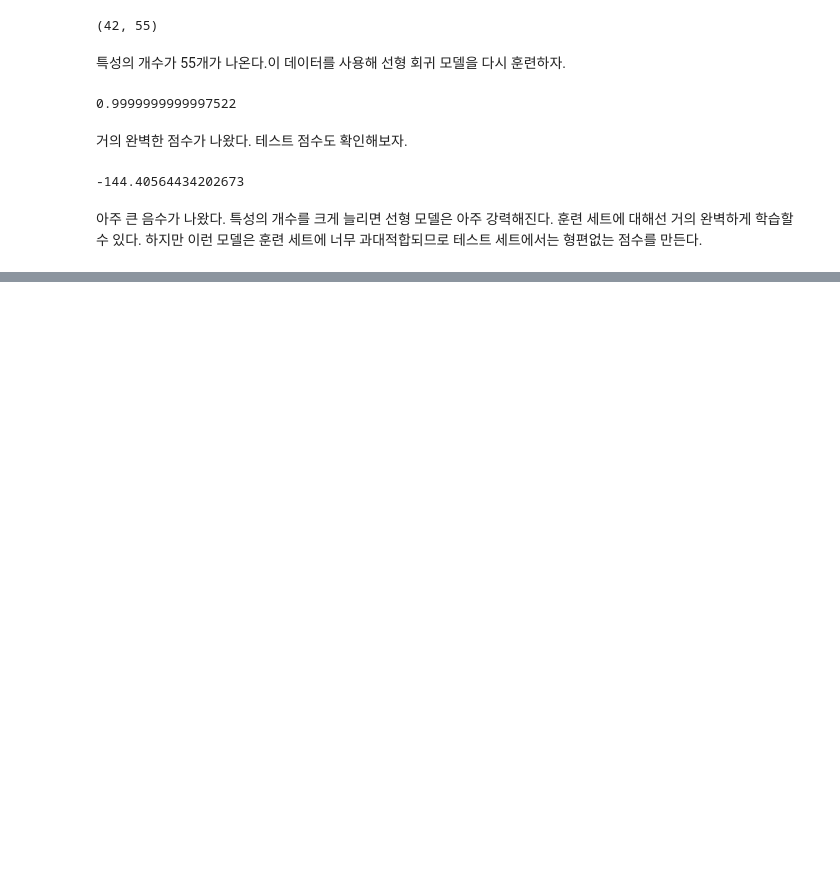
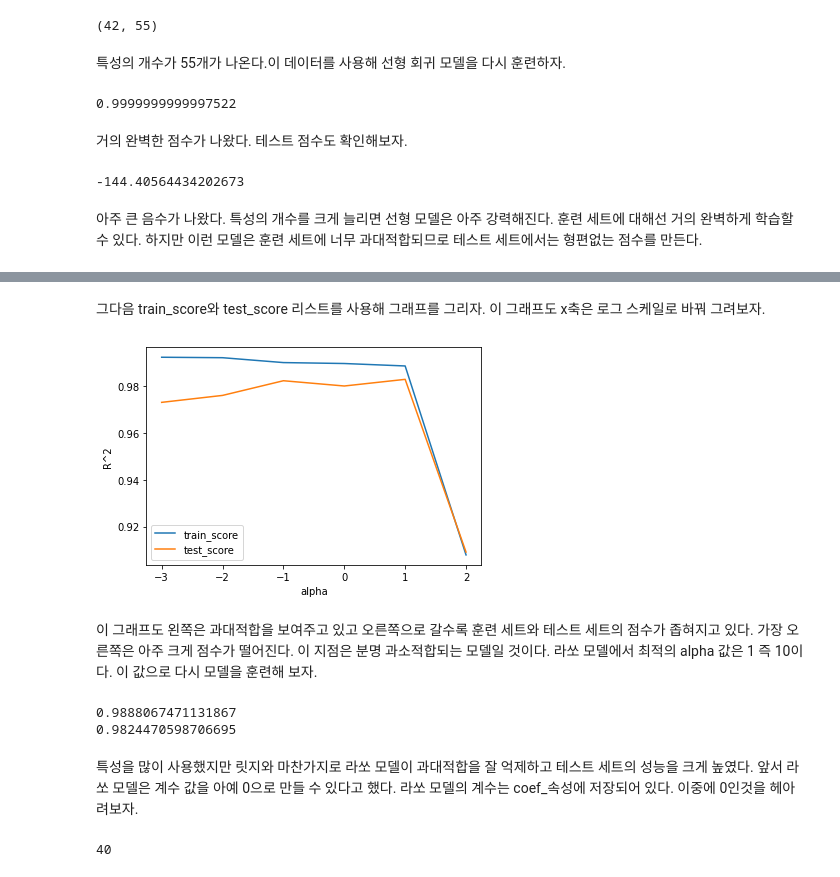
Before and after one commit to jaeyoon89/machinlearnig_deeplearning_study, a Jupyter notebook: mldl_ch3-3_regression.ipynb, the cells around one changed output, grey strips where cells are left out. Drawn from its saved outputs; the diff is of its cells as text; code cells hidden in the pictures; blank space fills up the shorter version.

```diff
--- a/mldl_ch3-3_regression.ipynb
+++ b/mldl_ch3-3_regression.ipynb
@@ -165,0 +266,40 @@ print(lr.score(test_poly, test_target))
+# %%
+train_score = []
+test_score = []
+alpha_list = [0.001,0.01,0.1,1,10,100]
+for alpha in alpha_list:
+    # 라쏘 모델을 만든다.
+    lasso = Lasso(alpha=alpha, max_iter=10000)
+    # 라쏘 모델을 훈련한다.
+    lasso.fit(train_scaled, train_target)
+    # 훈련 점수와 테스트 점수를 저장한다.
+    train_score.append(lasso.score(train_scaled, train_target))
+    test_score.append(lasso.score(test_scaled, test_target))
+# %% [markdown]
+그다음 train_score와 test_score 리스트를 사용해 그래프를 그리자. 이 그래프도 x축은 로그 스케일로 바꿔 그려보자.
+# %%
+plt.plot(np.log10(alpha_list), train_score)
+plt.plot(np.log10(alpha_list), test_score)
+plt.xlabel('alpha')
+plt.ylabel('R^2')
+plt.legend(['train_score', 'test_score'])
+plt.show()
+# %% [output]
+[figure, added]
+# %% [markdown]
+이 그래프도 왼쪽은 과대적합을 보여주고 있고 오른쪽으로 갈수록 훈련 세트와 테스트 세트의 점수가 좁혀지고 있다. 가장 오른쪽은 아주 크게 점수가 떨어진다. 이 지점은 분명 과소적합되는 모델일 것이다. 라쏘 모델에서 최적의 alpha 값은 1 즉 10이다. 이 값으로 다시 모델을 훈련해 보자.
+# %%
+lasso = Lasso(alpha=10)
+lasso.fit(train_scaled, train_target)
+print(lasso.score(train_scaled, train_target))
+print(lasso.score(test_scaled, test_target))
+# %% [output]
+0.9888067471131867
+0.9824470598706695
+# %% [markdown]
+특성을 많이 사용했지만 릿지와 마찬가지로 라쏘 모델이 과대적합을 잘 억제하고 테스트 세트의 성능을 크게 높였다.
+앞서 라쏘 모델은 계수 값을 아예 0으로 만들 수 있다고 했다. 라쏘 모델의 계수는 coef_속성에 저장되어 있다. 이중에 0인것을 헤아려보자.
+# %%
+print(np.sum(lasso.coef_ == 0))
+# %% [output]
+40
```
Also changed, not shown: parts of 28 cells of this notebook.
